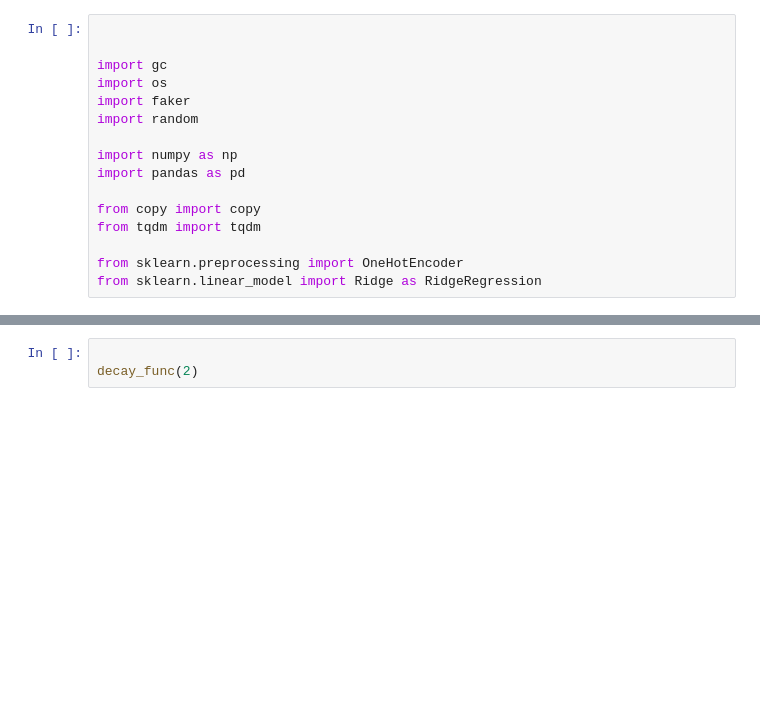
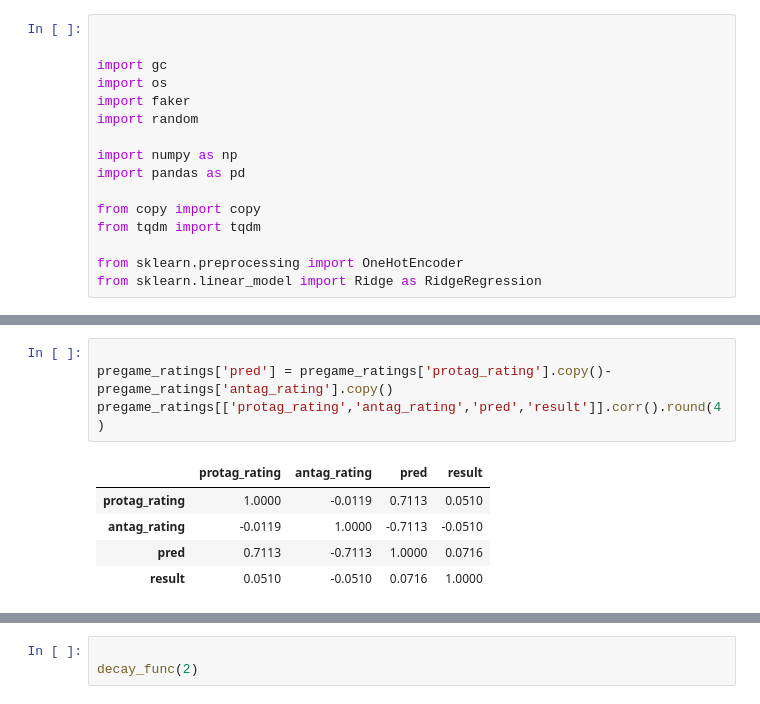
Before and after one commit to btatkinson/oddsmaker, a Jupyter notebook: notebooks/Ridge.ipynb, the cells around one changed output, grey strips where cells are left out. Saved outputs shown, nothing was run; the diff lists cells and outputs as text; blank space fills up the shorter version.

```diff
--- a/notebooks/Ridge.ipynb
+++ b/notebooks/Ridge.ipynb
@@ -366,2 +382,12 @@ pregame_ratings.head()
+# %%
+
+pregame_ratings['pred'] = pregame_ratings['protag_rating'].copy()-pregame_ratings['antag_rating'].copy()
+pregame_ratings[['protag_rating','antag_rating','pred','result']].corr().round(4)
+# %% [output]
+|  | protag_rating | antag_rating | pred | result |
+| protag_rating | 1.0000 | -0.0119 | 0.7113 | 0.0510 |
+| antag_rating | -0.0119 | 1.0000 | -0.7113 | -0.0510 |
+| pred | 0.7113 | -0.7113 | 1.0000 | 0.0716 |
+| result | 0.0510 | -0.0510 | 0.0716 | 1.0000 |
 # %%
 
```
Also changed, not shown: parts of 7 cells of this notebook, 5 other files.
